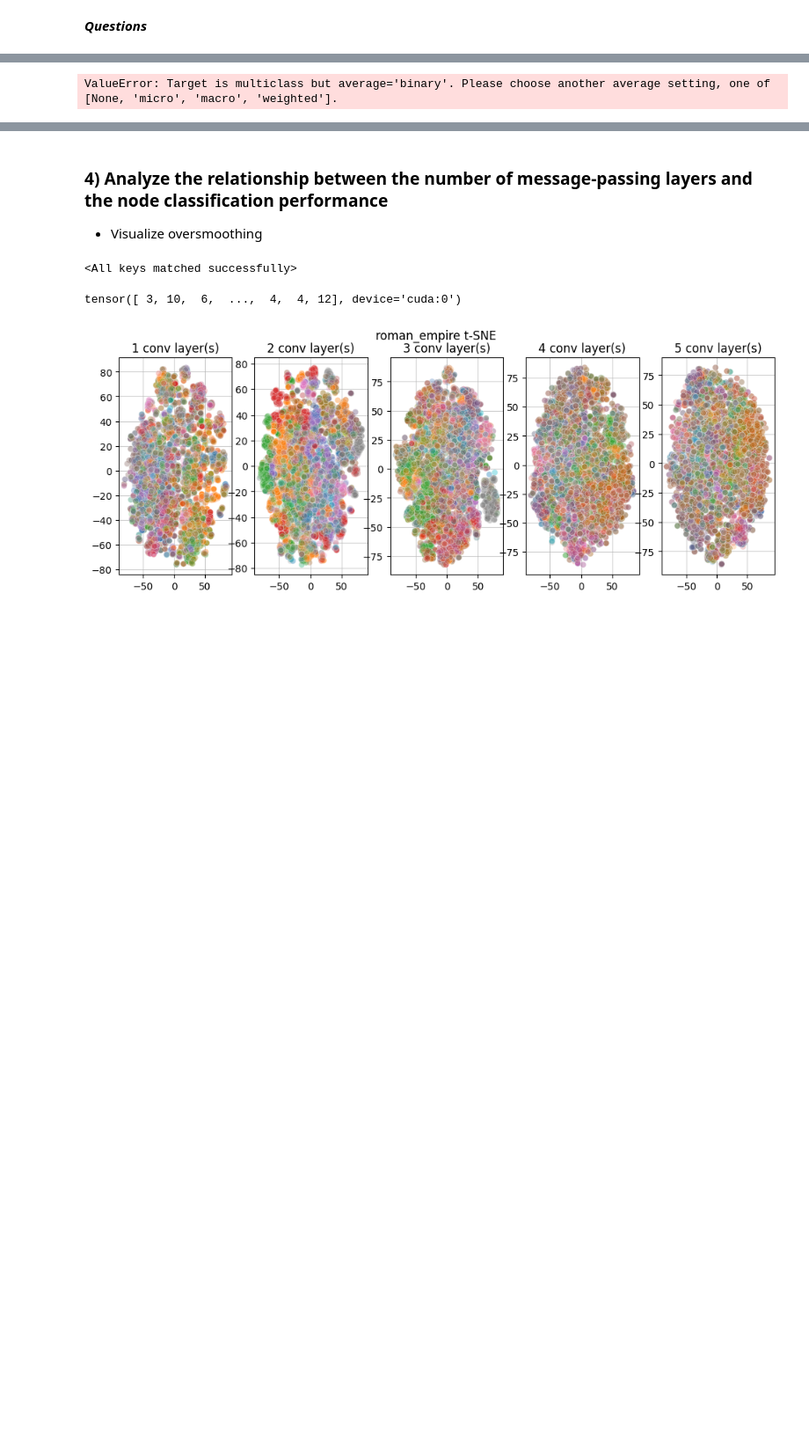
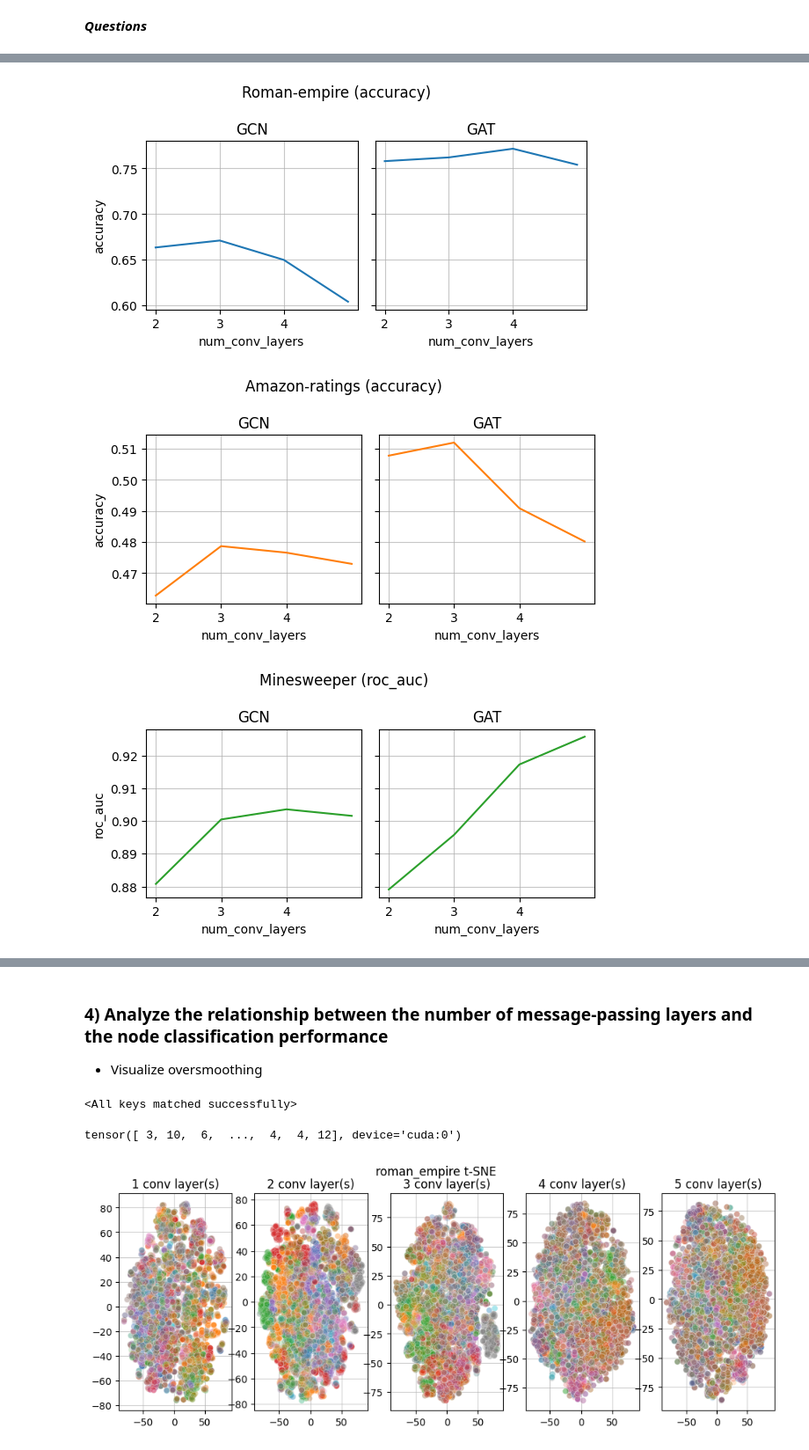
Before and after one commit to ericzander/cs510-project, a Jupyter notebook: notebooks/oversmoothing.ipynb, the cells around one changed output, grey strips where cells are left out. Shown: that part at 88% size. Saved outputs shown, nothing was run; the diff lists cells and outputs as text; code cells hidden in the pictures; blank space fills up the shorter version.

Commit message:
Added basic results viz and ran a few more tests

```diff
--- a/notebooks/oversmoothing.ipynb
+++ b/notebooks/oversmoothing.ipynb
@@ -258,0 +75,9 @@ class Trainer:
+# %%
+results = pd.read_csv("experiment_results.csv")
+
+def tuple_length(config_str):
+    items = config_str.strip("()").split(",")
+    return len([item for item in items if item.strip()]) + 1
+results["num_conv_layers"] = results.configuration.apply(tuple_length)
+
+display(results)
@@ -306,4 +104,33 @@ Epoch 299, Loss: 1.4673, Train Acc: 0.5943, Val Acc: 0.5871, Test Acc: 0.5830
-# %%
-trainer.get_metrics()
-# %% [output]
-ValueError: Target is multiclass but average='binary'. Please choose another average setting, one of [None, 'micro', 'macro', 'weighted'].
+# %%
+def plot_results(results, data_name, metric_name, color="blue"):
+    fig, axes = plt.subplots(1, 2, figsize=(6, 3.2), sharey=True)
+
+    df = results[results["dataset"] == data_name]
+
+    sns.lineplot(df[df.model_type == "GCN"], x="num_conv_layers", y=metric_name, ax=axes[0], color=color)
+    sns.lineplot(df[df.model_type == "GAT"], x="num_conv_layers", y=metric_name, ax=axes[1], color=color)
+
+    axes[0].set_title("GCN")
+    axes[1].set_title("GAT")
+
+    for ax in axes:
+        ax.set_xticks([2, 3, 4])
+        ax.set_axisbelow(True)
+        ax.grid(alpha=0.7)
+
+    plt.suptitle(f"{data_name} ({metric_name})")
+
+    plt.tight_layout()
+
+    plt.show()
+# %%
+dataset_names = list(results.dataset.unique())
+metric_list = ["accuracy", "accuracy", "roc_auc", "roc_auc", "roc_auc"]
+palette = sns.color_palette("tab10", len(dataset_names))
+
+for data_name, metric, color in zip(dataset_names, metric_list, palette):
+    plot_results(results, data_name, metric, color)
+# %% [output]
+[figure, added]
+[figure, added]
+[figure, added]
```
Also changed, not shown: parts of 9 cells of this notebook, 2 other files.
